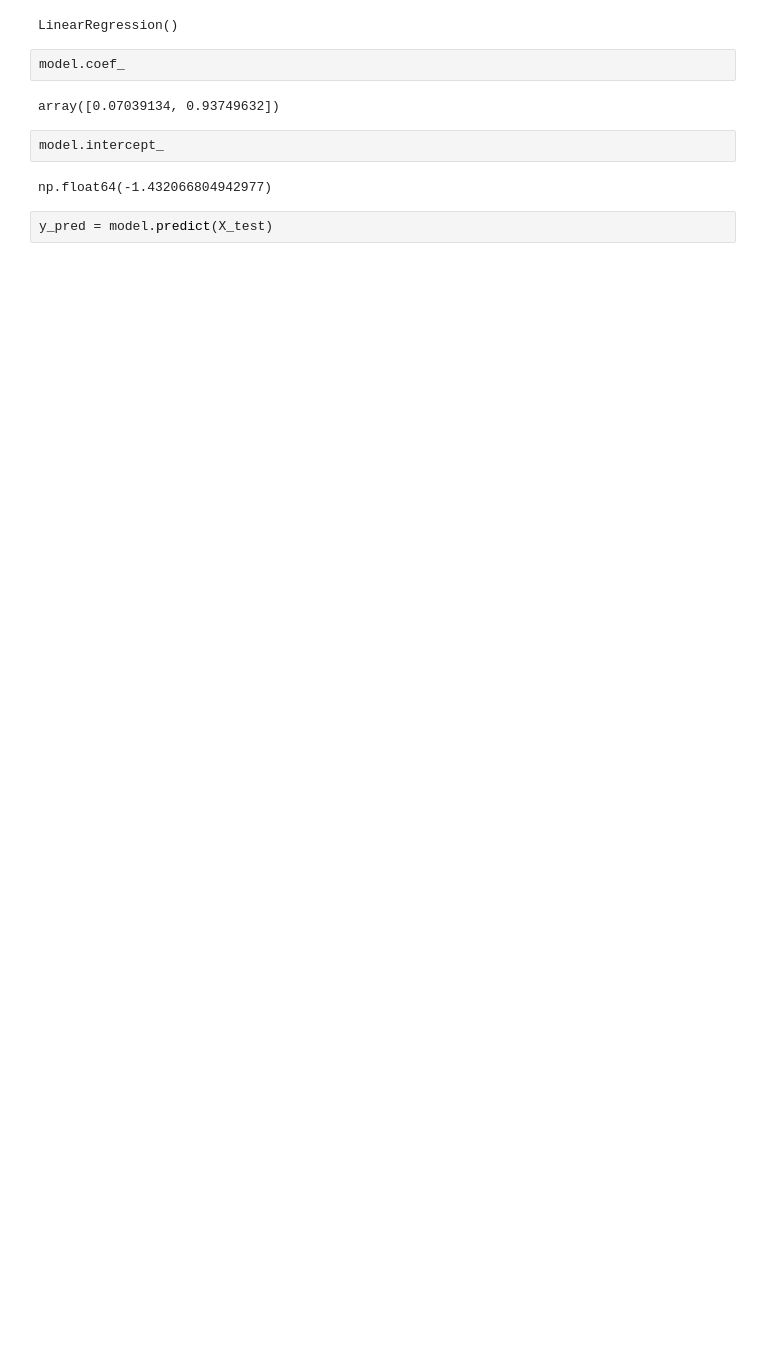
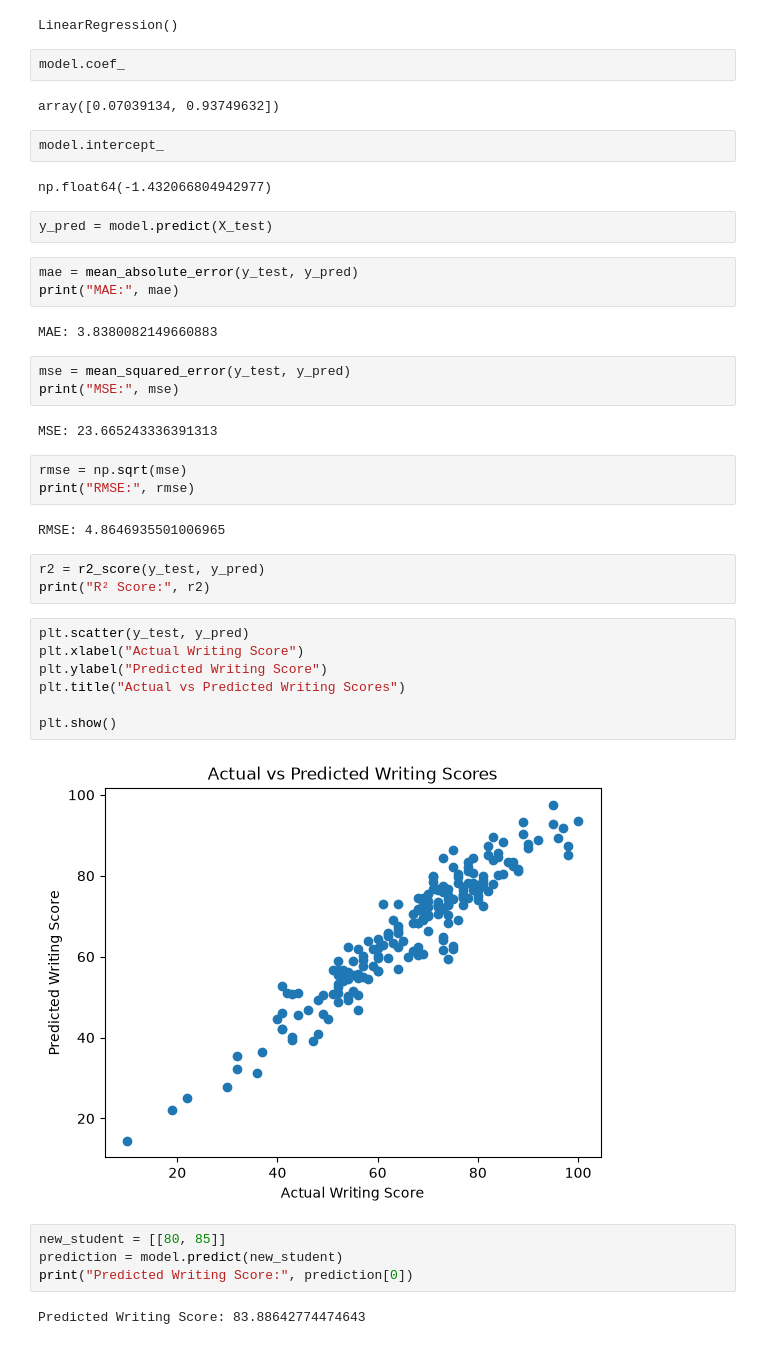
Before and after one commit to divichopra28/ML_ROADMAP, a Jupyter notebook: Linear Regreesion/Linear_Regression.ipynb, the cells around one changed output. Cells and saved outputs as stored; diff of their text form; blank space fills up the shorter version.

```diff
--- a/Linear Regreesion/Linear_Regression.ipynb
+++ b/Linear Regreesion/Linear_Regression.ipynb
@@ -132,3 +132,36 @@ model.intercept_
 np.float64(-1.432066804942977)
 # %%
 y_pred = model.predict(X_test)
+# %%
+mae = mean_absolute_error(y_test, y_pred)
+print("MAE:", mae)
+# %% [output]
+MAE: 3.8380082149660883
+# %%
+mse = mean_squared_error(y_test, y_pred)
+print("MSE:", mse)
+# %% [output]
+MSE: 23.665243336391313
+# %%
+rmse = np.sqrt(mse)
+print("RMSE:", rmse)
+# %% [output]
+RMSE: 4.8646935501006965
+# %%
+r2 = r2_score(y_test, y_pred)
+print("R² Score:", r2)
+# %%
+plt.scatter(y_test, y_pred)
+plt.xlabel("Actual Writing Score")
+plt.ylabel("Predicted Writing Score")
+plt.title("Actual vs Predicted Writing Scores")
+
+plt.show()
+# %% [output]
+[figure, added]
+# %%
+new_student = [[80, 85]]
+prediction = model.predict(new_student)
+print("Predicted Writing Score:", prediction[0])
+# %% [output]
+Predicted Writing Score: 83.88642774474643
```
